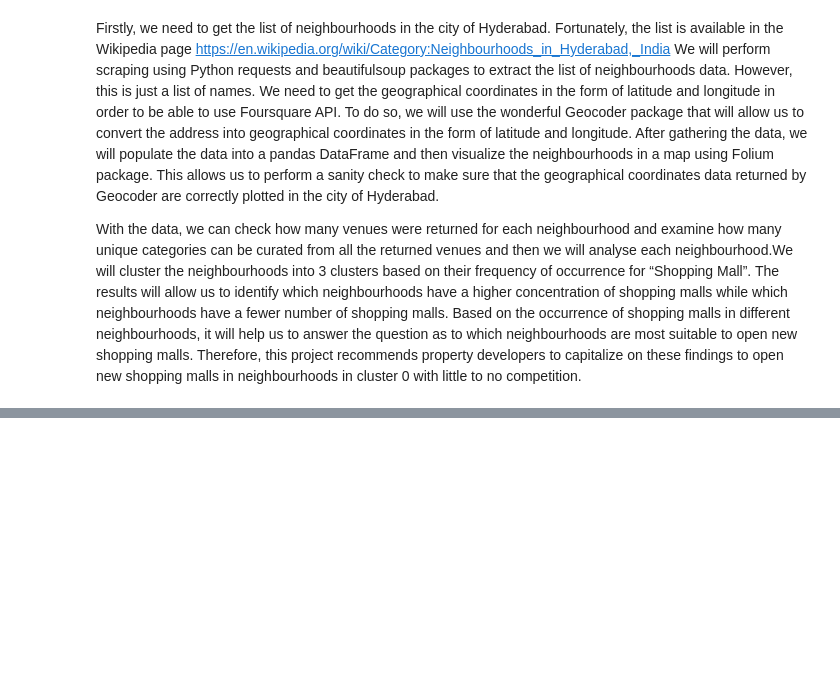
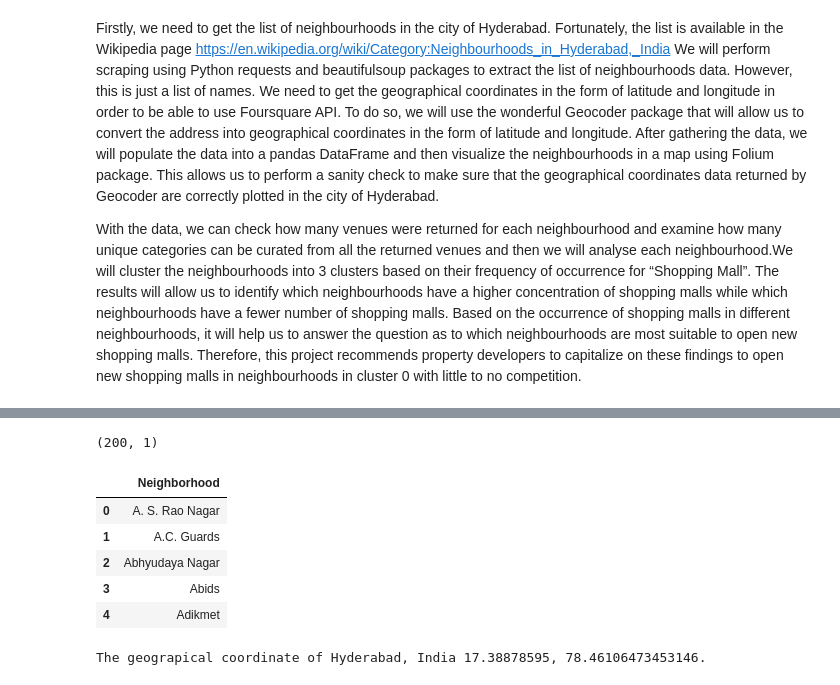
Before and after one commit to hi315/Coursera_Capstone, a Jupyter notebook: Data.ipynb, the cells around one changed output, grey strips where cells are left out. Cells and saved outputs as stored; diff of their text form; code cells hidden in the pictures; blank space fills up the shorter version.

```diff
--- a/Data.ipynb
+++ b/Data.ipynb
@@ -23,0 +111,13 @@ With the data, we can check how many venues were returned for each neighbourhood
+# %%
+# define a function to get coordinates
+def get_latlng(neighborhood):
+    # initialize your variable to None
+    lat_lng_coords = None
+    # loop until you get the coordinates
+    while(lat_lng_coords is None):
+        g = geocoder.arcgis('{}, Hyderabad, India'.format(neighborhood))
+        lat_lng_coords = g.latlng
+    return lat_lng_coords
+# %%
+# call the function to get the coordinates, store in a new list using list comprehension
+coords = [ get_latlng(neighborhood) for neighborhood in kl_df["Neighborhood"].tolist() ]
@@ -23,0 +144,30 @@ With the data, we can check how many venues were returned for each neighbourhood
+# %%
+# create temporary dataframe to populate the coordinates into Latitude and Longitude
+df_coords = pd.DataFrame(coords, columns=['Latitude', 'Longitude'])
+# %%
+# merge the coordinates into the original dataframe
+kl_df['Latitude'] = df_coords['Latitude']
+kl_df['Longitude'] = df_coords['Longitude']
+# %%
+# check the neighborhoods and the coordinates
+print(kl_df.shape)
+kl_df.head()
+# %% [output]
+(200, 1)
+|  | Neighborhood |
+| 0 | A. S. Rao Nagar |
+| 1 | A.C. Guards |
+| 2 | Abhyudaya Nagar |
+| 3 | Abids |
+| 4 | Adikmet |
+# %%
+# get the coordinates of Hyderabad
+address = 'Hyderabad, India'
+
+geolocator = Nominatim(user_agent="my-application")
+location = geolocator.geocode(address)
+latitude = location.latitude
+longitude = location.longitude
+print('The geograpical coordinate of Hyderabad, India {}, {}.'.format(latitude, longitude))
+# %% [output]
+The geograpical coordinate of Hyderabad, India 17.38878595, 78.46106473453146.
```
Also changed, not shown: parts of 13 cells of this notebook.
